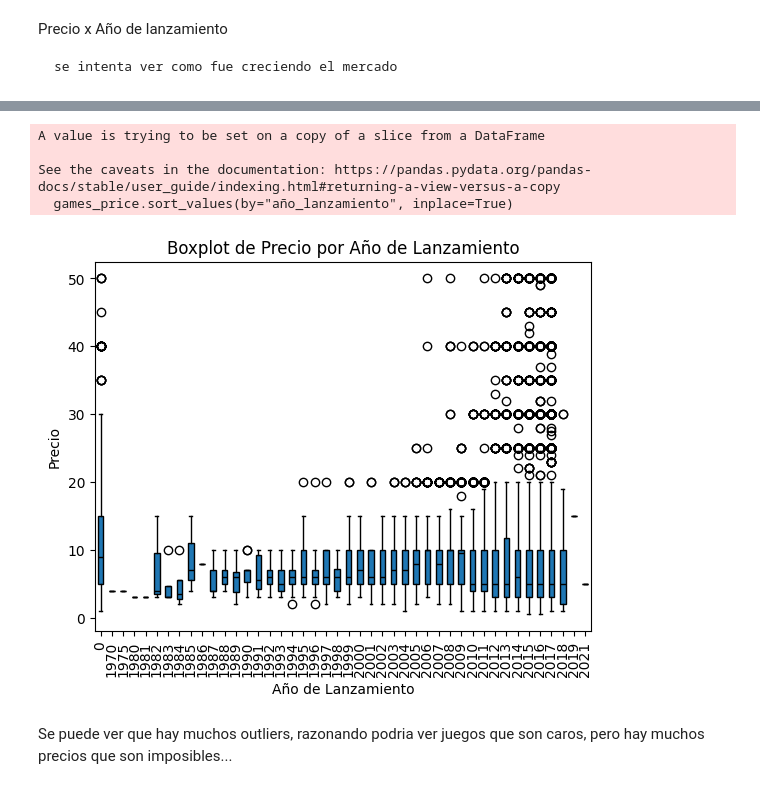
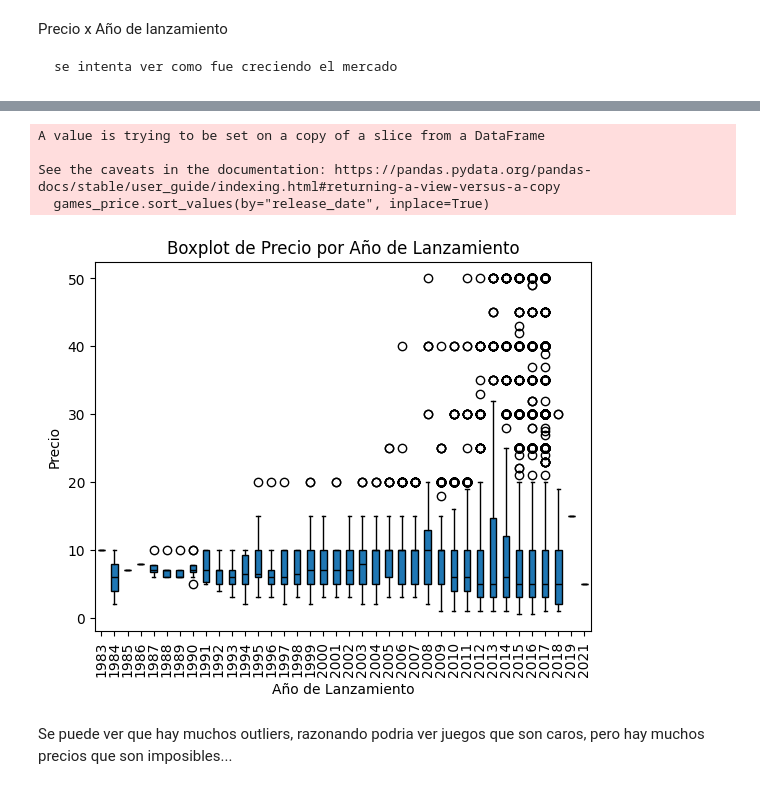
Before and after one commit to AgneseNahuel/PI_ML_OPS, a Jupyter notebook: EDA.ipynb, the cells around one changed output, grey strips where cells are left out. Saved outputs shown, nothing was run; the diff lists cells and outputs as text; code cells hidden in the pictures.

```diff
--- a/EDA.ipynb
+++ b/EDA.ipynb
@@ -6,9 +6,9 @@ import matplotlib.pyplot as plt
 import scipy.stats as stats
 from collections import Counter
 # %%
-games = pd.read_parquet("games.parquet")
-items = pd.read_parquet("items.parquet")
-reviews = pd.read_parquet("reviews.parquet")
+games = pd.read_csv("games.csv")
+items = pd.read_csv("user_items.csv")
+reviews = pd.read_csv("user_reviews.csv")
 # %% [markdown]
 GAMES
 # %%
@@ -71,9 +79,9 @@ plt.show()"""
 # %%
-games.sort_values(by="año_lanzamiento", inplace=True)
+games.sort_values(by="release_date", inplace=True)
 
 plt.boxplot(
-    [games[games["año_lanzamiento"] == año]["price"] for año in games["año_lanzamiento"].unique()],
-    labels=games["año_lanzamiento"].unique(),
+    [games[games["release_date"] == año]["price"] for año in games["release_date"].unique()],
+    labels=games["release_date"].unique(),
     vert=True,  # Vertical (True) u horizontal (False)
     patch_artist=True,  # Rellenar las cajas con color
     medianprops={'color': 'black'}  # Color de la línea de la mediana
@@ -111,29 +119,29 @@ games_price
 # %%
-games_price.sort_values(by="año_lanzamiento", inplace=True)
+games_price.sort_values(by="release_date", inplace=True)
 
 plt.boxplot(
-    [games_price[games_price["año_lanzamiento"] == año]["price"] for año in games_price["año_lanzamiento"].unique()],
-    labels=games_price["año_lanzamiento"].unique(),
+    [games_price[games_price["release_date"] == año]["price"] for año in games_price["release_date"].unique()],
+    labels=games_price["release_date"].unique(),
     vert=True,  # Vertical (True) u horizontal (False)
     patch_artist=True,  # Rellenar las cajas con color
-    medianprops={'color': 'black'}  # Color de la línea de la mediana
+    medianprops={'color': 'black'}  # Color de la línerelease_date
 )
 
 plt.xticks(rotation=90)
 
 # Añadir etiquetas y título
 plt.xlabel("Año de Lanzamiento")
 plt.ylabel("Precio")
 plt.title("Boxplot de Precio por Año de Lanzamiento")
 
 # Mostrar el gráfico
 plt.show()
 # %% [output]
 A value is trying to be set on a copy of a slice from a DataFrame
 
 See the caveats in the documentation: https://pandas.pydata.org/pandas-docs/stable/user_guide/indexing.html#returning-a-view-versus-a-copy
-  games_price.sort_values(by="año_lanzamiento", inplace=True)
+  games_price.sort_values(by="release_date", inplace=True)
-[figure, old version]
+[figure, new version]
 # %% [markdown]
 Se puede ver que hay muchos outliers, razonando podria ver juegos que son caros, pero hay muchos precios que son imposibles...
 # %% [markdown]
```
Also changed, not shown: parts of 14 cells of this notebook, 1 other file.
